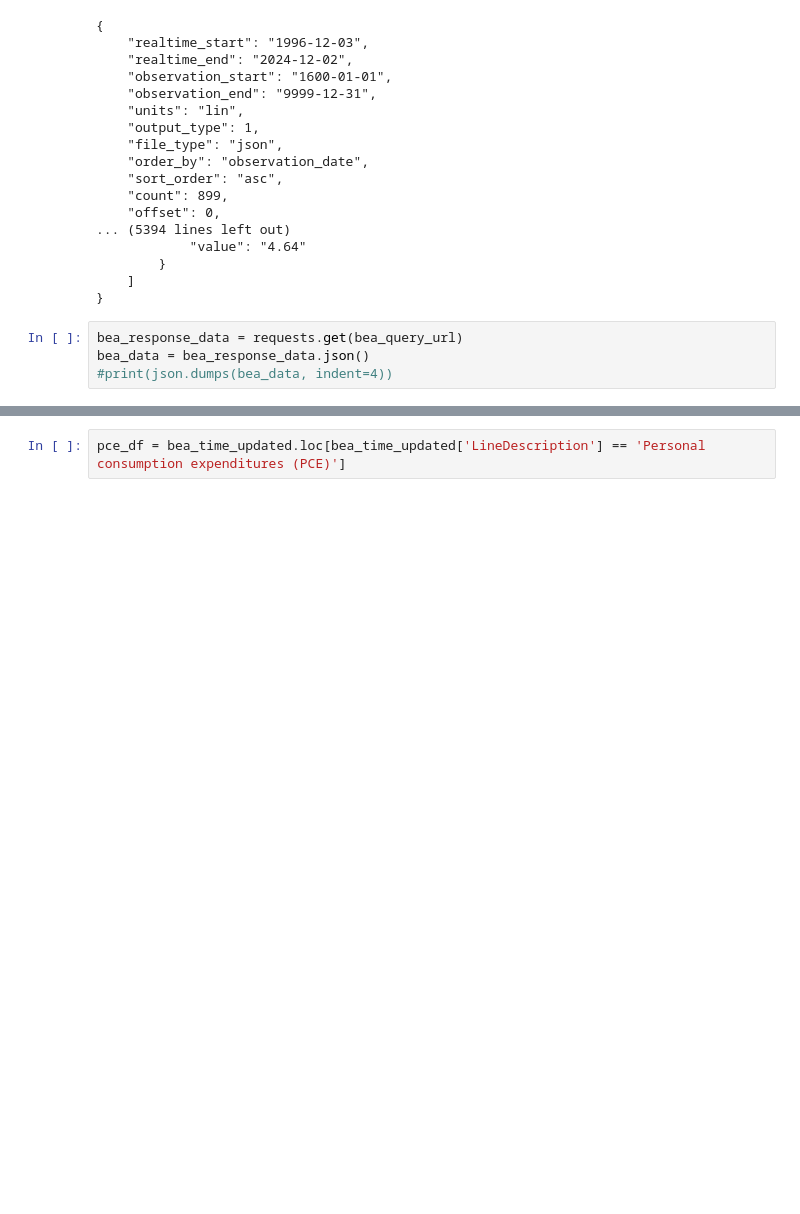
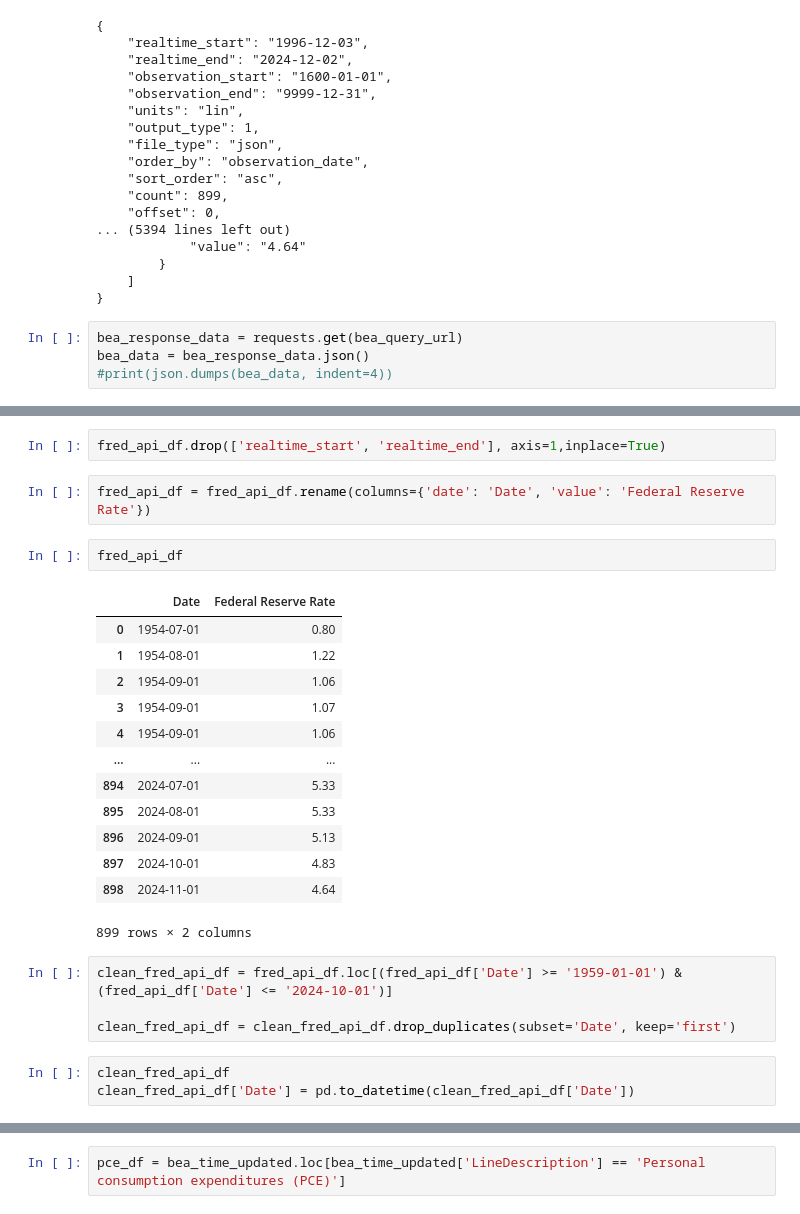
Before and after one commit to afrenchee/AI_BOOTCAMP_Group_Project_2, a Jupyter notebook: api_use.ipynb, the cells around one changed output, grey strips where cells are left out. Cells and saved outputs as stored; diff of their text form; blank space fills up the shorter version.

```diff
--- a/api_use.ipynb
+++ b/api_use.ipynb
@@ -80,3 +98,30 @@ fred_df.head(10)
+# %%
+fred_api_df.drop(['realtime_start', 'realtime_end'], axis=1,inplace=True)
+# %%
+fred_api_df = fred_api_df.rename(columns={'date': 'Date', 'value': 'Federal Reserve Rate'})
+# %%
+fred_api_df
+# %% [output]
+|  | Date | Federal Reserve Rate |
+| 0 | 1954-07-01 | 0.80 |
+| 1 | 1954-08-01 | 1.22 |
+| 2 | 1954-09-01 | 1.06 |
+| 3 | 1954-09-01 | 1.07 |
+| 4 | 1954-09-01 | 1.06 |
+| ... | ... | ... |
+| 894 | 2024-07-01 | 5.33 |
+| 895 | 2024-08-01 | 5.33 |
+| 896 | 2024-09-01 | 5.13 |
+| 897 | 2024-10-01 | 4.83 |
+| 898 | 2024-11-01 | 4.64 |
+899 rows × 2 columns
+# %%
+clean_fred_api_df = fred_api_df.loc[(fred_api_df['Date'] >= '1959-01-01') & (fred_api_df['Date'] <= '2024-10-01')]
+
+clean_fred_api_df = clean_fred_api_df.drop_duplicates(subset='Date', keep='first')
+# %%
+clean_fred_api_df
+clean_fred_api_df['Date'] = pd.to_datetime(clean_fred_api_df['Date'])
 # %%
 #In order to read and plot observations of data,
 #one must get the date and value nested inside of the json dictionary to the third level
```
Also changed, not shown: parts of 13 cells of this notebook, 1 other file.
